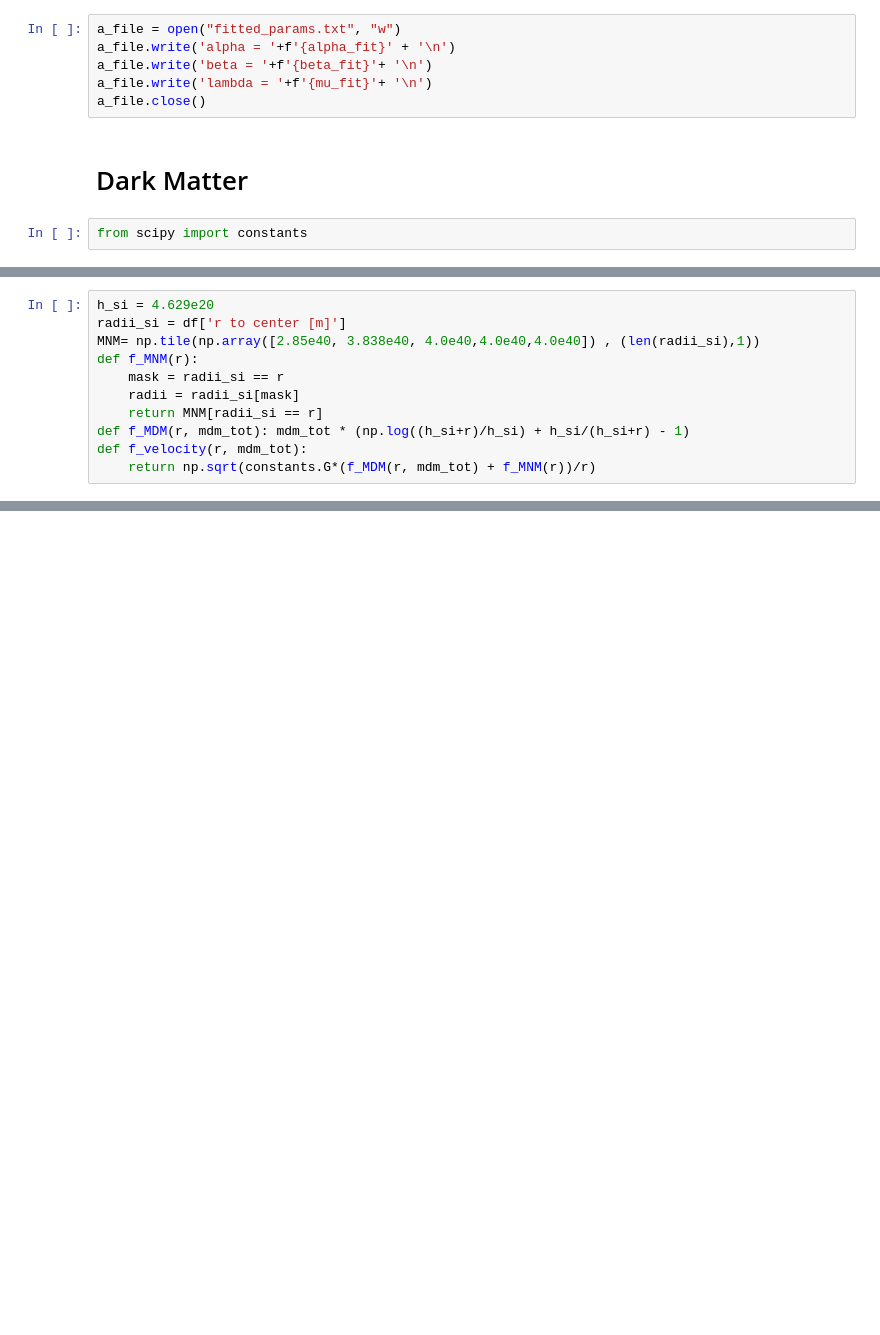
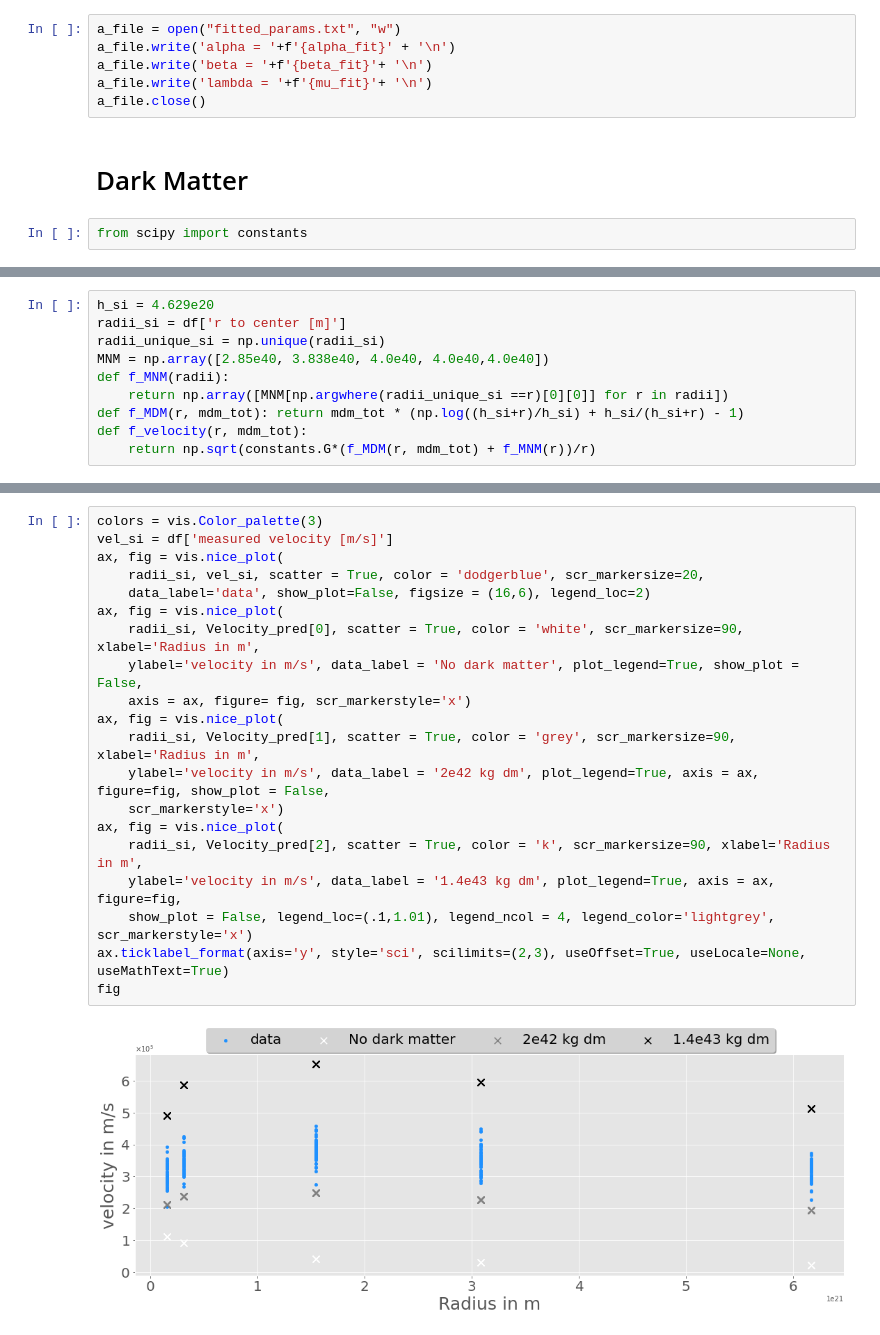
Before and after one commit to Kiril94/AMAS, a Jupyter notebook: Problem_set2/Problem_set.ipynb, the cells around one changed output, grey strips where cells are left out. Saved outputs shown, nothing was run; the diff lists cells and outputs as text; blank space fills up the shorter version.

```diff
--- a/Problem_set2/Problem_set.ipynb
+++ b/Problem_set2/Problem_set.ipynb
@@ -181,12 +167,11 @@ vis.nice_plot(radii, vel, scatter = True, color = colors[0], scr_markersize=10)
 # %%
 h_si = 4.629e20
 radii_si = df['r to center [m]']
-MNM= np.tile(np.array([2.85e40, 3.838e40, 4.0e40,4.0e40,4.0e40]) , (len(radii_si),1))
-def f_MNM(r):
-    mask = radii_si == r
-    radii = radii_si[mask]
-    return MNM[radii_si == r]
-def f_MDM(r, mdm_tot): mdm_tot * (np.log((h_si+r)/h_si) + h_si/(h_si+r) - 1)
+radii_unique_si = np.unique(radii_si)
+MNM = np.array([2.85e40, 3.838e40, 4.0e40, 4.0e40,4.0e40])
+def f_MNM(radii):
+    return np.array([MNM[np.argwhere(radii_unique_si ==r)[0][0]] for r in radii])
+def f_MDM(r, mdm_tot): return mdm_tot * (np.log((h_si+r)/h_si) + h_si/(h_si+r) - 1)
 def f_velocity(r, mdm_tot):
     return np.sqrt(constants.G*(f_MDM(r, mdm_tot) + f_MNM(r))/r)
 # %%
@@ -197,0 +187,22 @@ IndexError: boolean index did not match indexed array along dimension 0; dimensi
+# %%
+colors = vis.Color_palette(3)
+vel_si = df['measured velocity [m/s]']
+ax, fig = vis.nice_plot(
+    radii_si, vel_si, scatter = True, color = 'dodgerblue', scr_markersize=20,
+    data_label='data', show_plot=False, figsize = (16,6), legend_loc=2)
+ax, fig = vis.nice_plot(
+    radii_si, Velocity_pred[0], scatter = True, color = 'white', scr_markersize=90, xlabel='Radius in m',
+    ylabel='velocity in m/s', data_label = 'No dark matter', plot_legend=True, show_plot = False,
+    axis = ax, figure= fig, scr_markerstyle='x')
+ax, fig = vis.nice_plot(
+    radii_si, Velocity_pred[1], scatter = True, color = 'grey', scr_markersize=90, xlabel='Radius in m',
+    ylabel='velocity in m/s', data_label = '2e42 kg dm', plot_legend=True, axis = ax, figure=fig, show_plot = False,
+    scr_markerstyle='x')
+ax, fig = vis.nice_plot(
+    radii_si, Velocity_pred[2], scatter = True, color = 'k', scr_markersize=90, xlabel='Radius in m',
+    ylabel='velocity in m/s', data_label = '1.4e43 kg dm', plot_legend=True, axis = ax, figure=fig,
+    show_plot = False, legend_loc=(.1,1.01), legend_ncol = 4, legend_color='lightgrey', scr_markerstyle='x')
+ax.ticklabel_format(axis='y', style='sci', scilimits=(2,3), useOffset=True, useLocale=None, useMathText=True)
+fig
+# %% [output]
+[figure, added]
```
Also changed, not shown: parts of 8 cells of this notebook, 1 other file.
